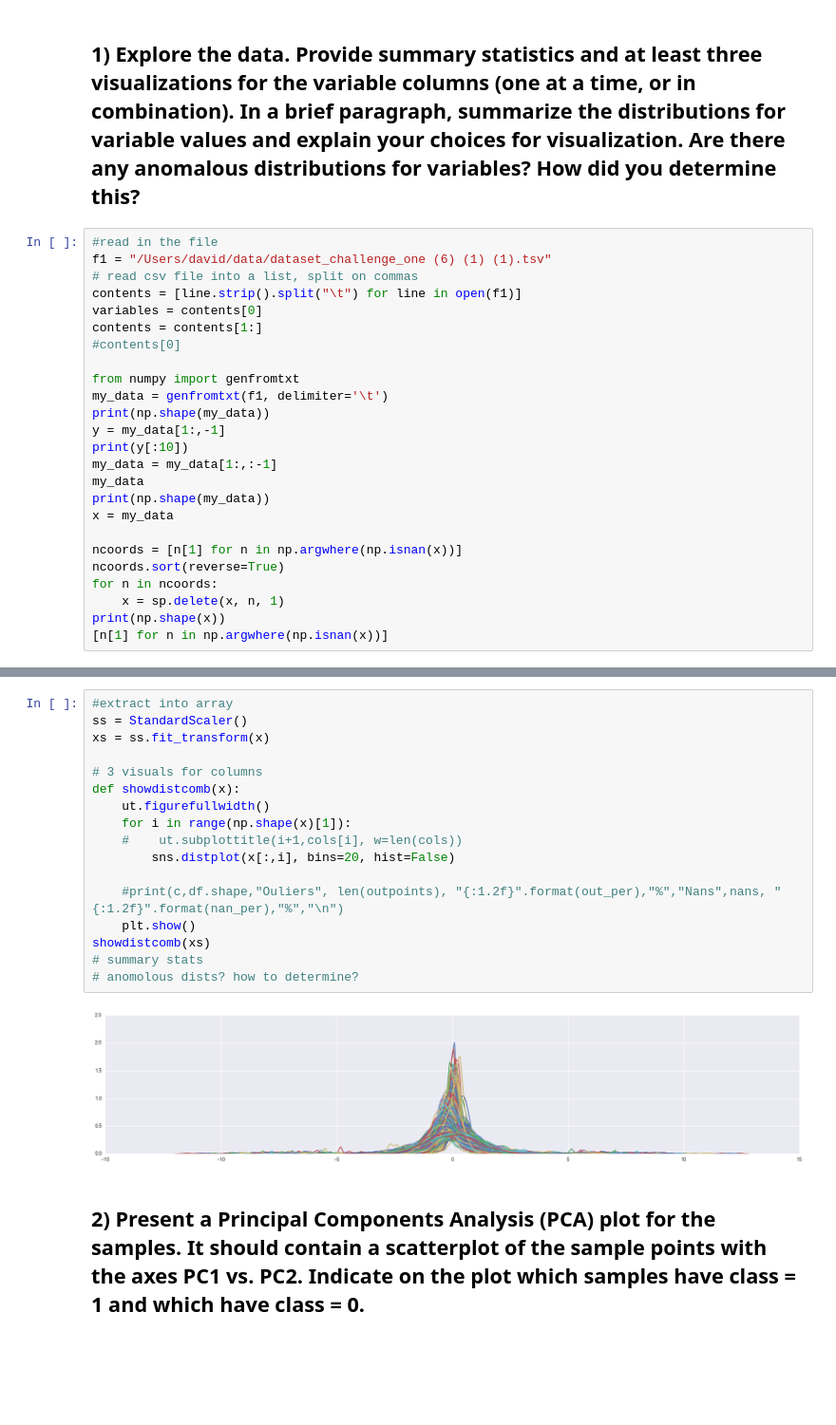
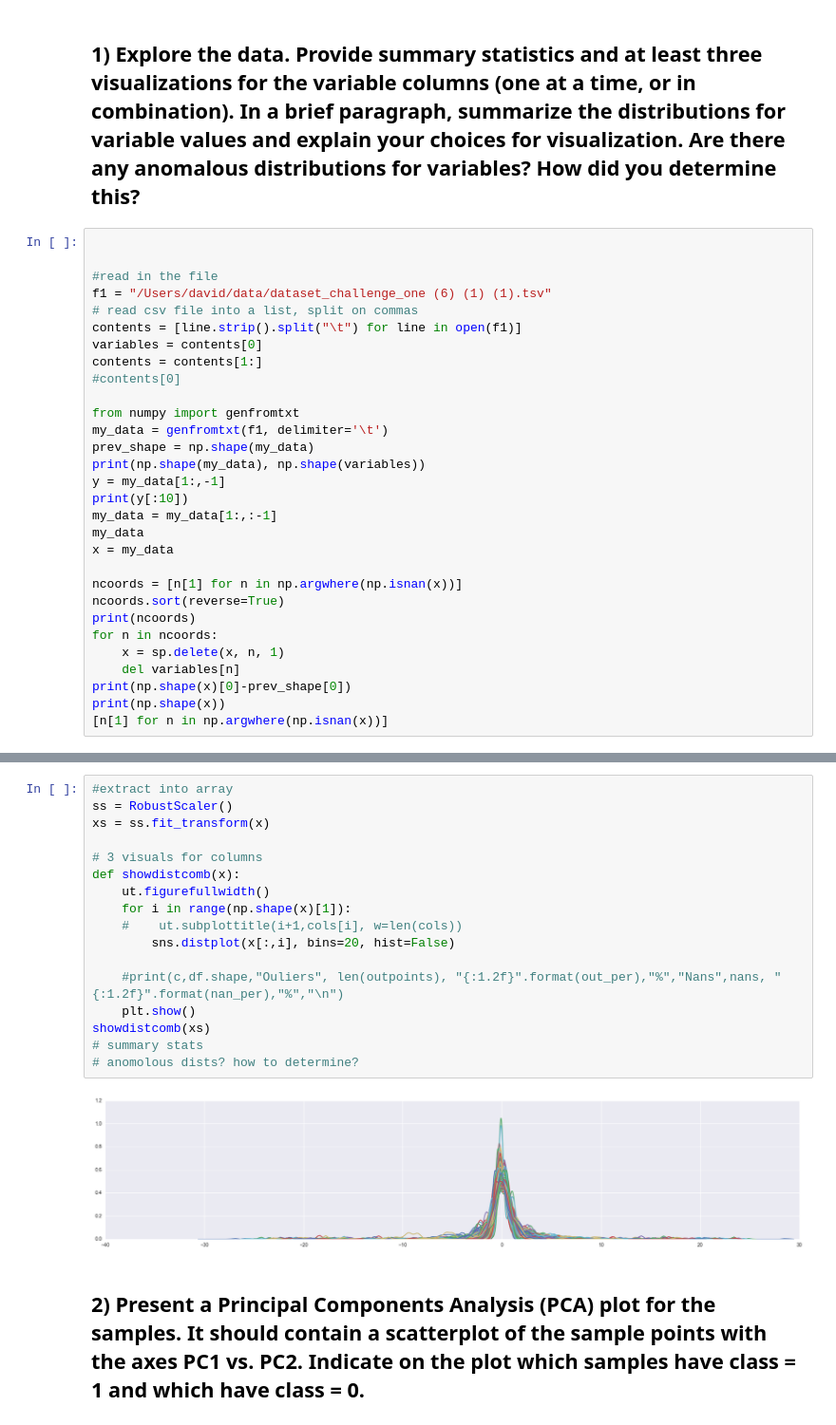
Before and after one commit to eresearchml/notebooks, a Jupyter notebook: ExploreAyasadiShort.ipynb, the cells around one changed output, grey strips where cells are left out. Shown at 95% size. Cells and saved outputs as stored; diff of their text form; blank space fills up the shorter version.

```diff
--- a/ExploreAyasadiShort.ipynb
+++ b/ExploreAyasadiShort.ipynb
@@ -56,6 +56,8 @@ def showoutliers(df, cols, threshold=3.5):
 # %% [markdown]
 ## 1) Explore the data. Provide summary statistics and at least three visualizations for the variable columns (one at a time, or in combination). In a brief paragraph, summarize the distributions for variable values and explain your choices for visualization. Are there any anomalous distributions for variables? How did you determine this?
 # %%
+
+
 #read in the file
 f1 = "/Users/david/data/dataset_challenge_one (6) (1) (1).tsv"
 # read csv file into a list, split on commas
@@ -66,18 +68,21 @@ contents = contents[1:]
 
 from numpy import genfromtxt
 my_data = genfromtxt(f1, delimiter='\t')
-print(np.shape(my_data))
+prev_shape = np.shape(my_data)
+print(np.shape(my_data), np.shape(variables))
 y = my_data[1:,-1]
 print(y[:10])
 my_data = my_data[1:,:-1]
 my_data
-print(np.shape(my_data))
 x = my_data
 
 ncoords = [n[1] for n in np.argwhere(np.isnan(x))]
 ncoords.sort(reverse=True)
+print(ncoords)
 for n in ncoords:
     x = sp.delete(x, n, 1)
+    del variables[n]
+print(np.shape(x)[0]-prev_shape[0])
 print(np.shape(x))
 [n[1] for n in np.argwhere(np.isnan(x))]
 # %% [output]
@@ -102,22 +199,22 @@ array([[-0.954246,  0.051024, -0.111203, ..., -0.087631, -0.369153,
 # %%
 #extract into array
-ss = StandardScaler()
+ss = RobustScaler()
 xs = ss.fit_transform(x)
 
 # 3 visuals for columns
 def showdistcomb(x):
     ut.figurefullwidth()
     for i in range(np.shape(x)[1]):
     #    ut.subplottitle(i+1,cols[i], w=len(cols))
         sns.distplot(x[:,i], bins=20, hist=False)
 
     #print(c,df.shape,"Ouliers", len(outpoints), "{:1.2f}".format(out_per),"%","Nans",nans, "{:1.2f}".format(nan_per),"%","\n")
     plt.show()
 showdistcomb(xs)
 # summary stats
 # anomolous dists? how to determine?
 # %% [output]
-[figure, old version]
+[figure, new version]
 # %% [markdown]
 ## 2) Present a Principal Components Analysis (PCA) plot for the samples. It should contain a scatterplot of the sample points with the axes PC1 vs. PC2. Indicate on the plot which samples have class = 1 and which have class = 0.
 # %%
```
Also changed, not shown: parts of 6 cells of this notebook, 1 other file.
